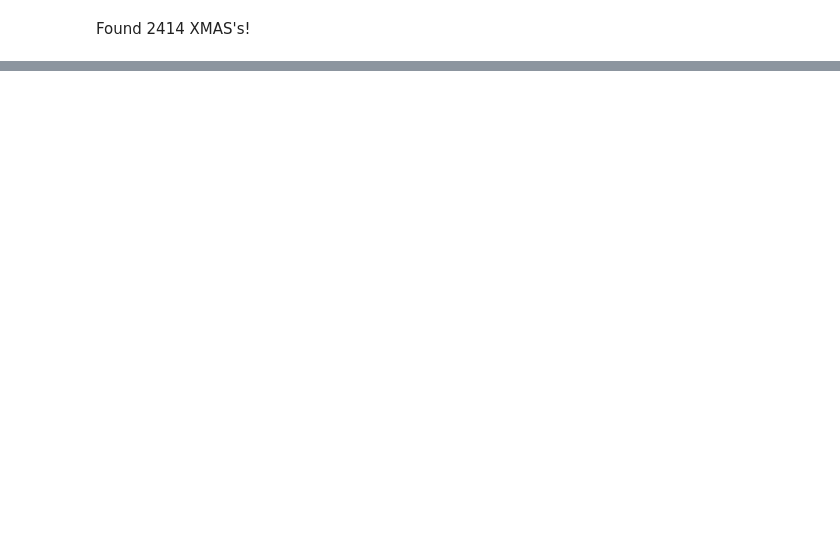
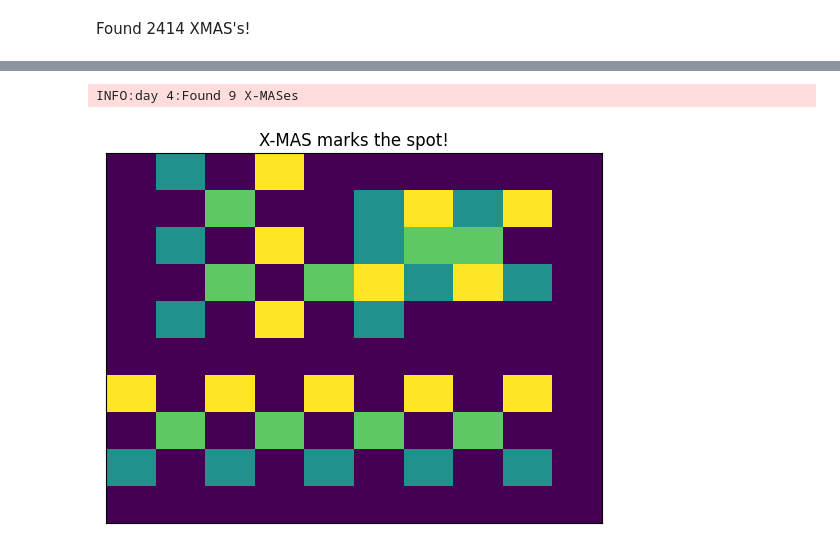
Before and after one commit to nouseforkeys/advent-of-code-24, a Jupyter notebook: day_4.ipynb, the cells around one changed output, grey strips where cells are left out. Saved outputs shown, nothing was run; the diff lists cells and outputs as text; code cells hidden in the pictures; blank space fills up the shorter version.

Commit message:
solved day 4 part 2!

```diff
--- a/day_4.ipynb
+++ b/day_4.ipynb
@@ -169,0 +180,55 @@ Found 2414 XMAS's!
+# %%
+# so instead let's look for "A"s and then look at the diagonals
+def count_x_mas(puzzle_input: list[str]) -> tuple[tuple]:
+    """finds all the X-MAS's in the puzzle input"""
+    results = []
+    for line_index, line in enumerate(puzzle_input):
+        for char_index, char in enumerate(line):
+            if not char == 'A':
+                continue
+            log.debug(f'found A at ({line_index}, {char_index})')
+            if check_mas(puzzle_input, line_index, char_index):
+                log.debug(f'X-MAS found!')
+                results.append((line_index, char_index))
+            else:
+                log.debug('No X-MAS here')
+    log.info(f'Found {len(results)} X-MASes')
+    return results
+
+def check_mas(puzzle_input: list[str], line: int, char: int) -> bool:
+    """checks the location specified and returns true if there's an X-MAS"""
+    # if we're at the edge of the grid we can't be in an X-MAS
+    if not 1 <= line < len(puzzle_input) - 1:
+        return False
+    if not 1 <= char < len(puzzle_input[0]) - 1:
+        return False
+
+    result = ''
+    for direction in ['NE', 'SE', 'SW', 'NW']:
+        line_offset, char_offset = offsets[direction]
+        line_index = line + line_offset
+        char_index = char + char_offset
+        result += puzzle_input[line_index][char_index]
+    log.debug(f'{result=}')
+    return result in ['SSMM', 'SMMS', 'MMSS', 'MSSM']
+
+def create_x_mas_plot(
+        puzzle_input: list[str], results: list[tuple], title: str) -> None:
+    """shows us the results of a solved x-mas-word"""
+    solved = [['.' for char in line] for line in puzzle_input]
+    for line_index, char_index in results:
+        solved[line_index][char_index] = \
+            puzzle_input[line_index][char_index]
+        for direction in ['NE', 'SE', 'SW', 'NW']:
+            line_offset, char_offset = offsets[direction]
+            l = line_index + line_offset
+            c = char_index + char_offset
+            solved[l][c] = puzzle_input[l][c]
+    create_plot(solved, title)
+
+log.setLevel(logging.INFO)
+example_x_mas = count_x_mas(example)
+create_x_mas_plot(example, example_x_mas, 'X-MAS marks the spot!')
+# %% [output]
+INFO:day 4:Found 9 X-MASes
+[figure, added]
```
Also changed, not shown: parts of 5 cells of this notebook.
